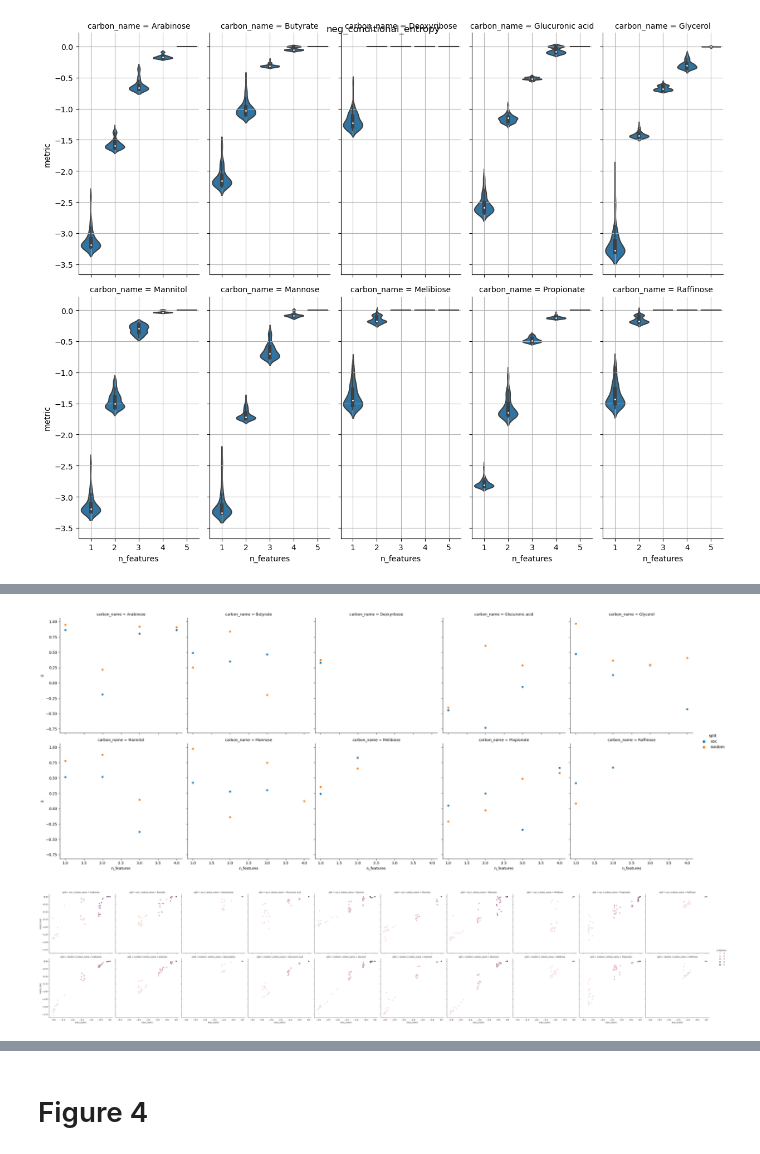
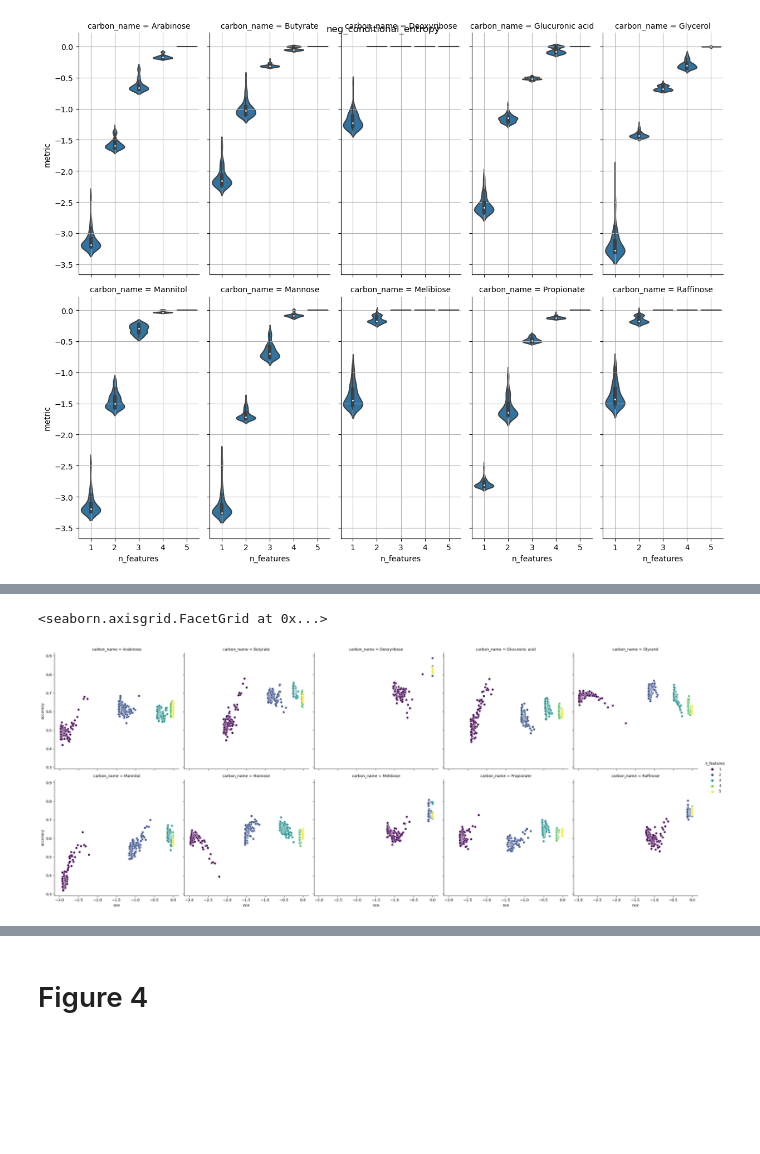
Before and after one commit to zeqianli/CarbonUtilization, a Jupyter notebook: figures_SI.ipynb, the cells around one changed output, grey strips where cells are left out. Drawn from its saved outputs; the diff is of its cells as text; code cells hidden in the pictures; blank space fills up the shorter version.

```diff
--- a/figures_SI.ipynb
+++ b/figures_SI.ipynb
@@ -1013,0 +966,26 @@ cor
+# %%
+fs_data=pd.read_pickle(f"{DIR_SI_figure_data}/nce/zeqian_split_nce_rf.pk")
+fs_data['test_samples_str']=fs_data['test_samples'].apply(lambda x: ','.join(x))
+
+
+# df_all['features_str']=df_all['features'].map(lambda x: ','.join(np.sort(x)))
+# min_metric_value=df_all['train_metric'].min()
+# n_split=df_all['i_split'].max()+1
+
+# def mean_metric(group):
+#     return {'train_metric_mean': (group['train_metric'].sum()+min_metric_value*max((n_split-group.shape[0]),0))/max(group.shape[0],n_split),
+#             'test_accuracy_mean': group['accuracy'].mean()}
+
+# df_mean=[]
+# for (carbon_name, split, n_featurs, features_str),group in df_all.groupby(['carbon_name','split','n_features','features_str']):
+#     out={'carbon_name':carbon_name,'split':split,'n_features':n_featurs,'features_str':features_str}
+#     out.update(mean_metric(group))
+#     df_mean.append(out)
+
+# df_mean=pd.DataFrame(df_mean)
+# # N_top=100
+# df_mean=df_mean.sort_values(by=['carbon_name','split','n_features','train_metric_mean'], ascending=[True,True,True,False])
+
+# df_mean=df_mean.groupby(['carbon_name','split','n_features']).head(N_top)
+
+# df_mean.merge(df_all, on=['carbon_name','split','n_features','features_str'], how='left')
@@ -1013,0 +1008,6 @@ cor
+# %%
+fs_data=fs_data.sort_values(['carbon_name','n_features','test_samples_str','nce'], ascending=[True,True,True,False])
+fs_data=fs_data.groupby(['carbon_name','n_features','test_samples_str']).head(100)
+fs_data['features_rank']=fs_data.groupby(['carbon_name','n_features','test_samples_str'])['nce'].rank(ascending=False,method='first').astype(int)
+# %%
+fs_mean=fs_data.groupby(['carbon_name','n_features','features_rank'])[['nce','accuracy']].mean().reset_index()
@@ -1014,12 +1030,5 @@ cor
 # %%
-sns.relplot(data=cor, hue='split',x='n_features', y=0,col='carbon_name',col_wrap=5)
-plt.gcf()
+sns.relplot(data=fs_mean, x='nce',y='accuracy',hue='n_features',kind='scatter',col='carbon_name',col_wrap=5,palette='viridis')
 # %% [output]
+<seaborn.axisgrid.FacetGrid at 0x...>
-[figure, old version]
+[figure, new version]
-# %%
-
-sns.relplot(data=df, x='train_metric',y='metric_test',hue='n_features', row='split',col='carbon_name')
-
-plt.gcf()
-# %% [output]
-[figure, removed]
```
Also changed, not shown: parts of 85 cells of this notebook, 10 other files.
